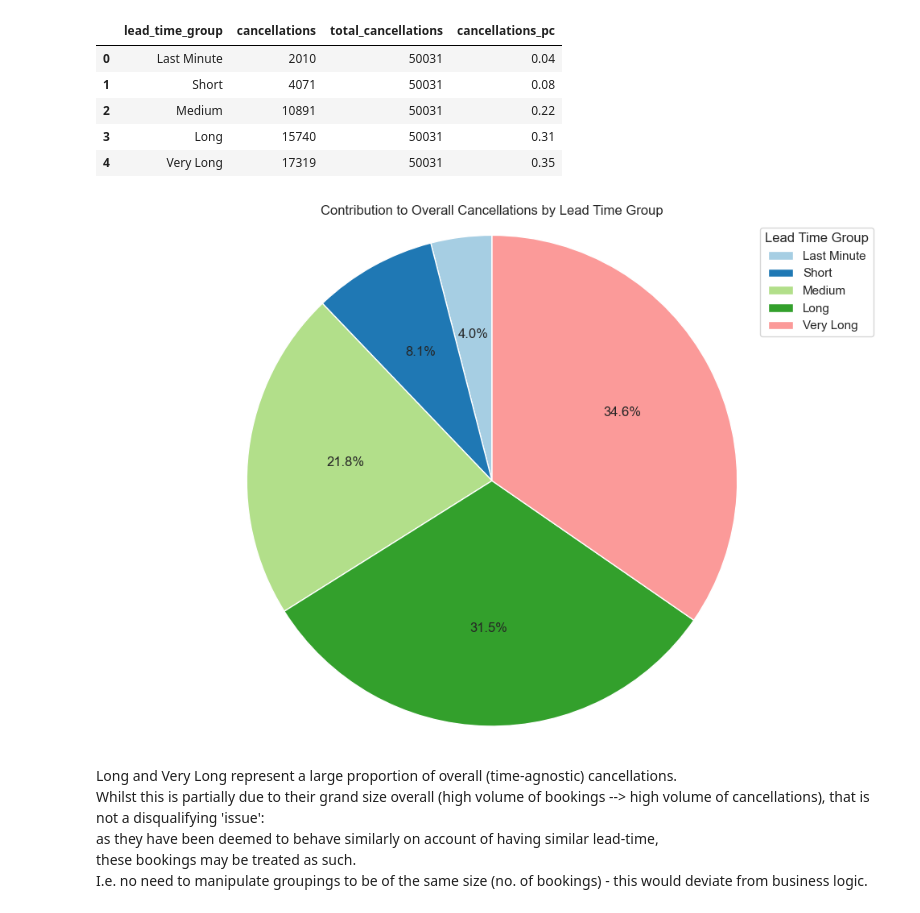
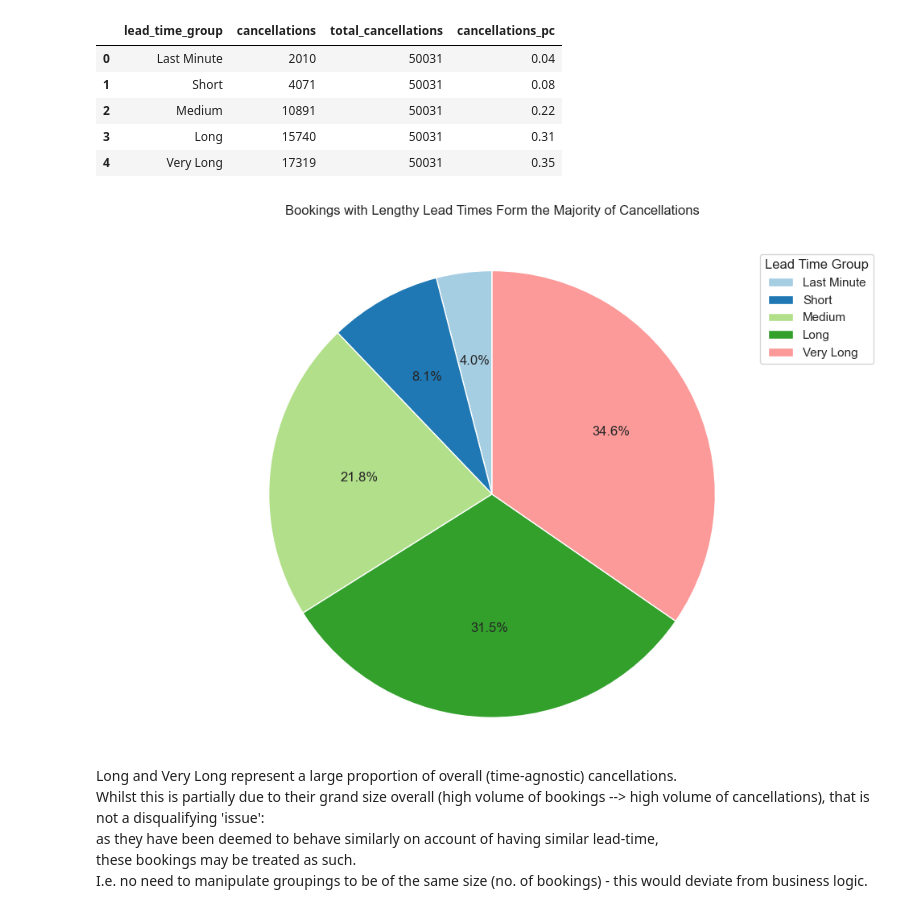
Before and after one commit to dngsus/data_analysis, a Jupyter notebook: 01 Hotel Bookings/01 Hotel v01.ipynb, the cells around one changed output. Cells and saved outputs as stored; diff of their text form; code cells hidden in the pictures.

Commit message:
Further develop charts

```diff
--- a/01 Hotel Bookings/01 Hotel v01.ipynb
+++ b/01 Hotel Bookings/01 Hotel v01.ipynb
@@ -1148,27 +1191,27 @@ df_lead_grp_canc_size
 # %%
 # Data
 labels = df_lead_grp_canc_size['lead_time_group']
 sizes = df_lead_grp_canc_size['cancellations_pc']
 
 # Plot
 plt.figure(figsize=(10, 7))
 wedges, texts, autotexts = plt.pie(
     sizes,
     autopct=lambda pct: f'{pct:.1f}%',
     startangle=90,
     colors=plt.cm.Paired.colors
 )
 
-# Add legend
+# Legend
 plt.legend(wedges, labels, title='Lead Time Group', loc='upper right')
 
 # Make the pie a circle
 plt.axis('equal')
-plt.title('Contribution to Overall Cancellations by Lead Time Group')
+plt.title("Bookings with Lengthy Lead Times Form the Majority of Cancellations", pad = 30)
 plt.tight_layout()
 plt.show()
 # %% [output]
-[figure, old version]
+[figure, new version]
 # %% [markdown]
 Long and Very Long represent a large proportion of overall (time-agnostic) cancellations.<br>
 Whilst this is partially due to their grand size overall (high volume of bookings --> high volume of cancellations), that is not a disqualifying 'issue':<br>
```
Also changed, not shown: parts of 42 cells of this notebook.
